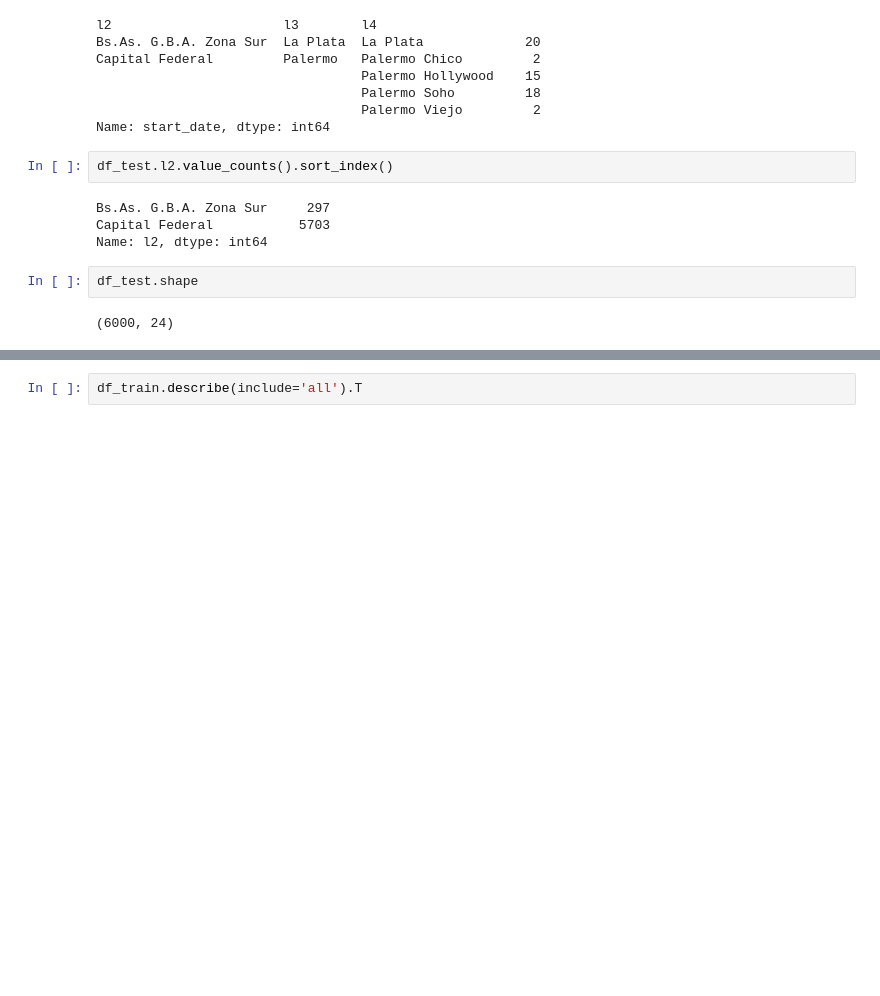
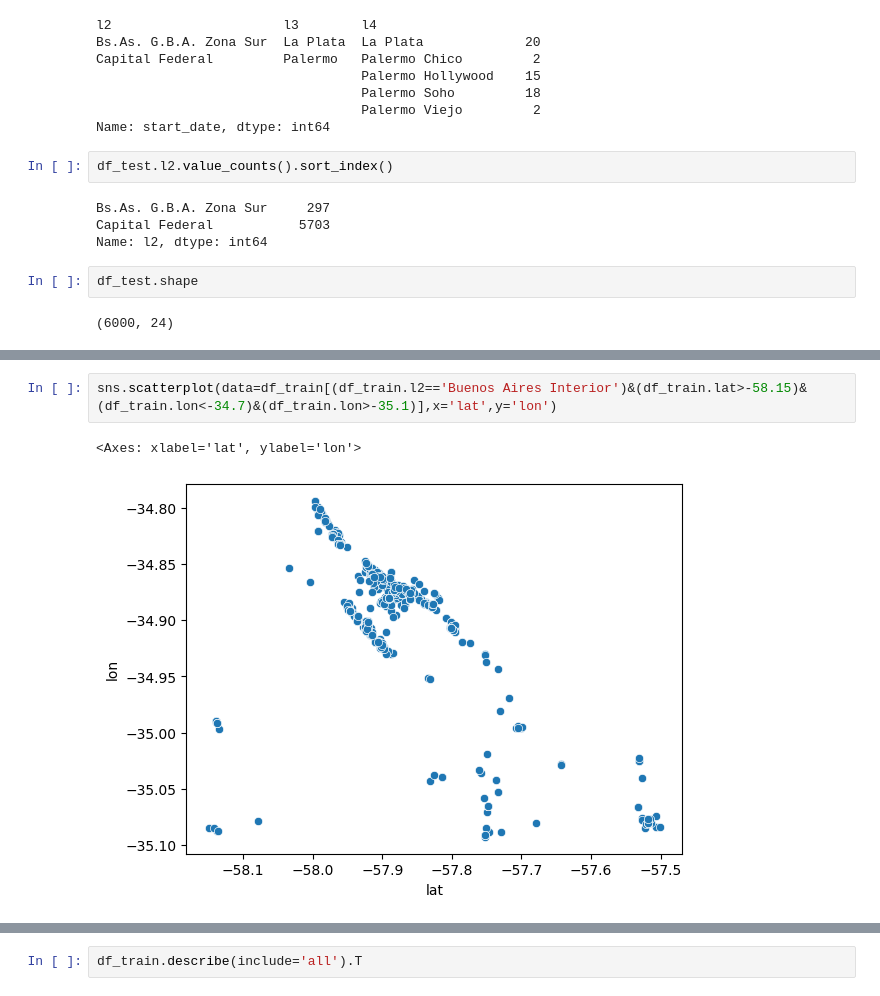
Before and after one commit to josesg998/competencia_properati, a Jupyter notebook: TP_Individual.ipynb, the cells around one changed output, grey strips where cells are left out. Cells and saved outputs as stored; diff of their text form; blank space fills up the shorter version.

```diff
--- a/TP_Individual.ipynb
+++ b/TP_Individual.ipynb
@@ -170,0 +174,5 @@ df_test.shape
+# %%
+sns.scatterplot(data=df_train[(df_train.l2=='Buenos Aires Interior')&(df_train.lat>-58.15)&(df_train.lon<-34.7)&(df_train.lon>-35.1)],x='lat',y='lon')
+# %% [output]
+<Axes: xlabel='lat', ylabel='lon'>
+[figure, added]
```
Also changed, not shown: parts of 19 cells of this notebook, 1 other file.
